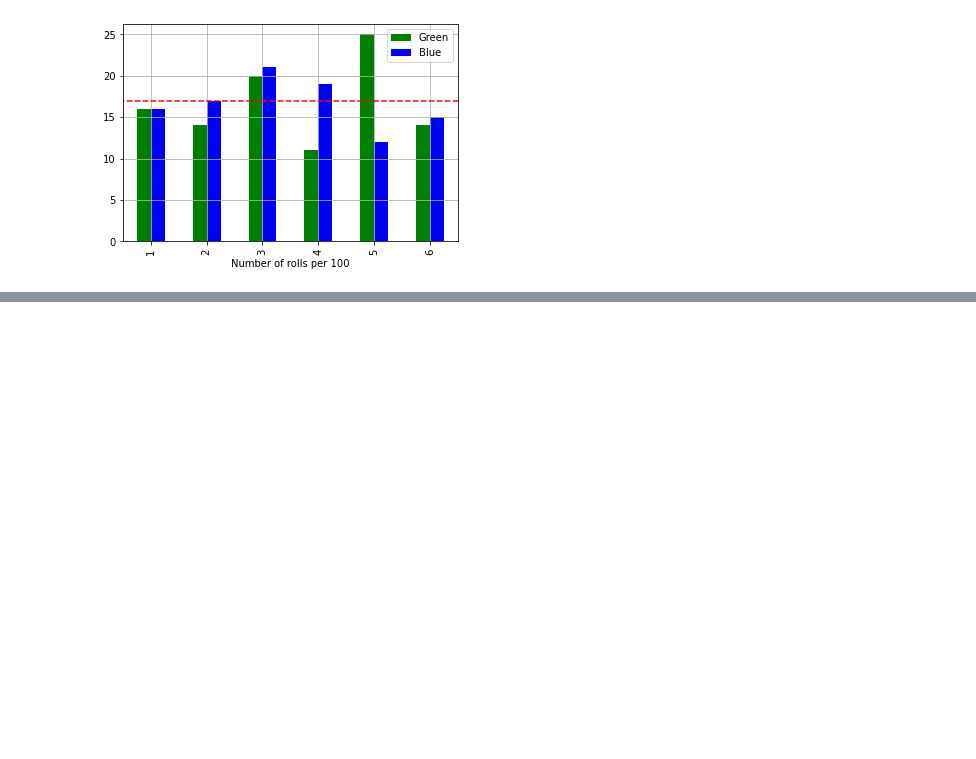
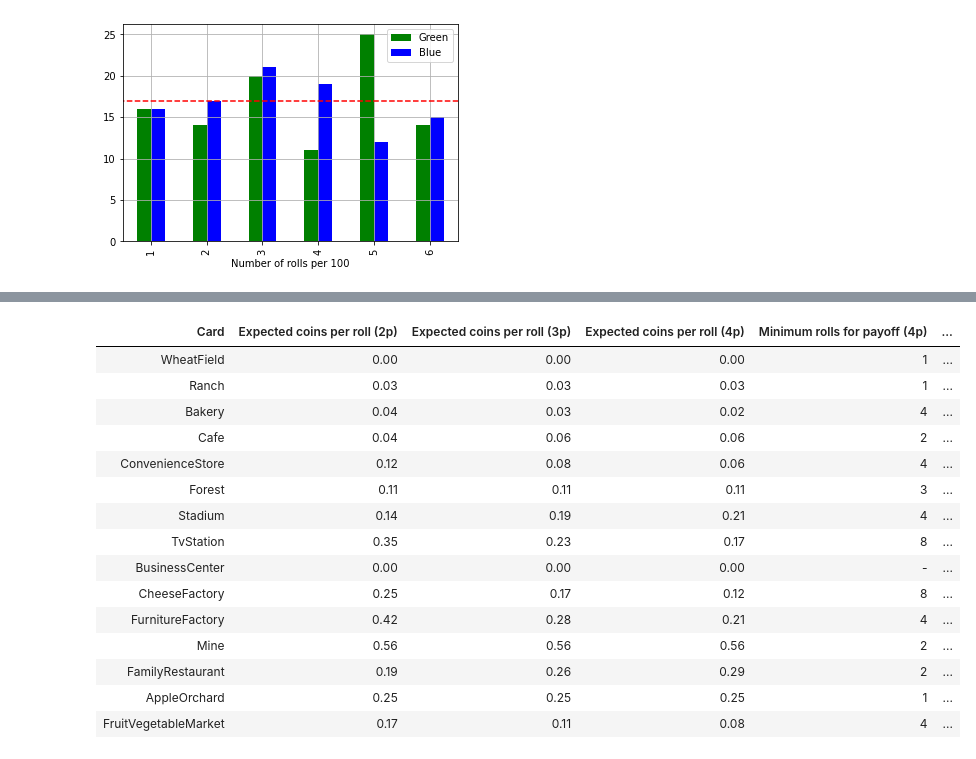
Before and after one commit to brcrista/Machi-Koro-Analysis, a Jupyter notebook: src/analysis.ipynb, the cells around one changed output, grey strips where cells are left out. Cells and saved outputs as stored; diff of their text form; code cells hidden in the pictures; blank space fills up the shorter version.

Commit message:
Analyze the cards (#3)

```diff
--- a/src/analysis.ipynb
+++ b/src/analysis.ipynb
@@ -44,0 +48,22 @@ machi_koro.cards.WheatField().revenue(None, None)
+# %%
+distinct_cards = [
+    cards.WheatField(),
+    cards.Ranch(),
+    cards.Bakery(),
+    cards.Cafe(),
+    cards.ConvenienceStore(),
+    cards.Forest(),
+    cards.Stadium(),
+    cards.TvStation(),
+    cards.BusinessCenter(),
+    cards.CheeseFactory(),
+    cards.FurnitureFactory(),
+    cards.Mine(),
+    cards.FamilyRestaurant(),
+    cards.AppleOrchard(),
+    cards.FruitVegetableMarket(),
+    cards.TrainStation(),
+    cards.ShoppingMall(),
+    cards.AmusementPark(),
+    cards.RadioTower()
+]
@@ -44,0 +131,22 @@ machi_koro.cards.WheatField().revenue(None, None)
+# %%
+cards_two_dice = analyze_cards(two_dice=True)
+
+# We don't care about the rows for the landmark cards (last 4 rows).
+format_card_analysis(cards_two_dice[:-4])
+# %% [output]
+| Card | Expected coins per roll (2p) | Expected coins per roll (3p) | Expected coins per roll (4p) | Minimum rolls for payoff (4p) | ... |
+| WheatField | 0.00 | 0.00 | 0.00 | 1 | ... |
+| Ranch | 0.03 | 0.03 | 0.03 | 1 | ... |
+| Bakery | 0.04 | 0.03 | 0.02 | 4 | ... |
+| Cafe | 0.04 | 0.06 | 0.06 | 2 | ... |
+| ConvenienceStore | 0.12 | 0.08 | 0.06 | 4 | ... |
+| Forest | 0.11 | 0.11 | 0.11 | 3 | ... |
+| Stadium | 0.14 | 0.19 | 0.21 | 4 | ... |
+| TvStation | 0.35 | 0.23 | 0.17 | 8 | ... |
+| BusinessCenter | 0.00 | 0.00 | 0.00 | - | ... |
+| CheeseFactory | 0.25 | 0.17 | 0.12 | 8 | ... |
+| FurnitureFactory | 0.42 | 0.28 | 0.21 | 4 | ... |
+| Mine | 0.56 | 0.56 | 0.56 | 2 | ... |
+| FamilyRestaurant | 0.19 | 0.26 | 0.29 | 2 | ... |
+| AppleOrchard | 0.25 | 0.25 | 0.25 | 1 | ... |
+| FruitVegetableMarket | 0.17 | 0.11 | 0.08 | 4 | ... |
```
Also changed, not shown: parts of 7 cells of this notebook, 2 other files.
